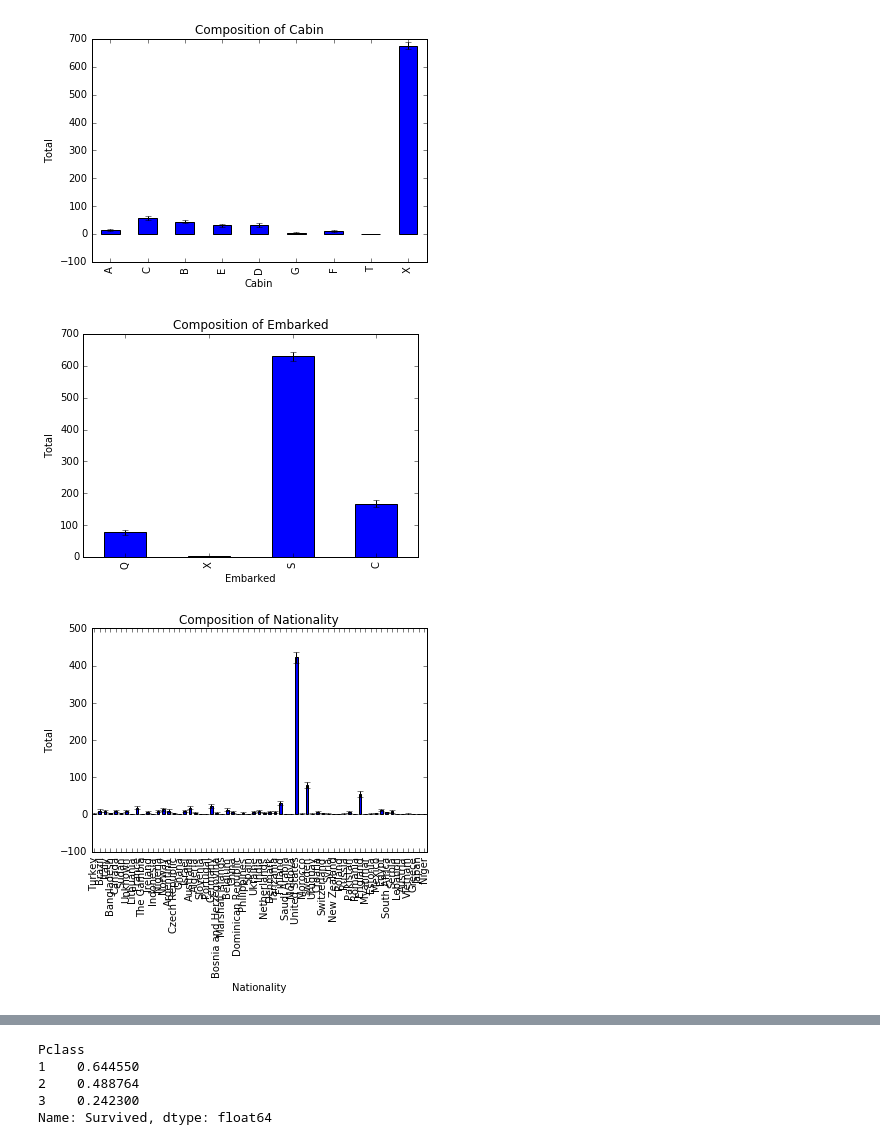
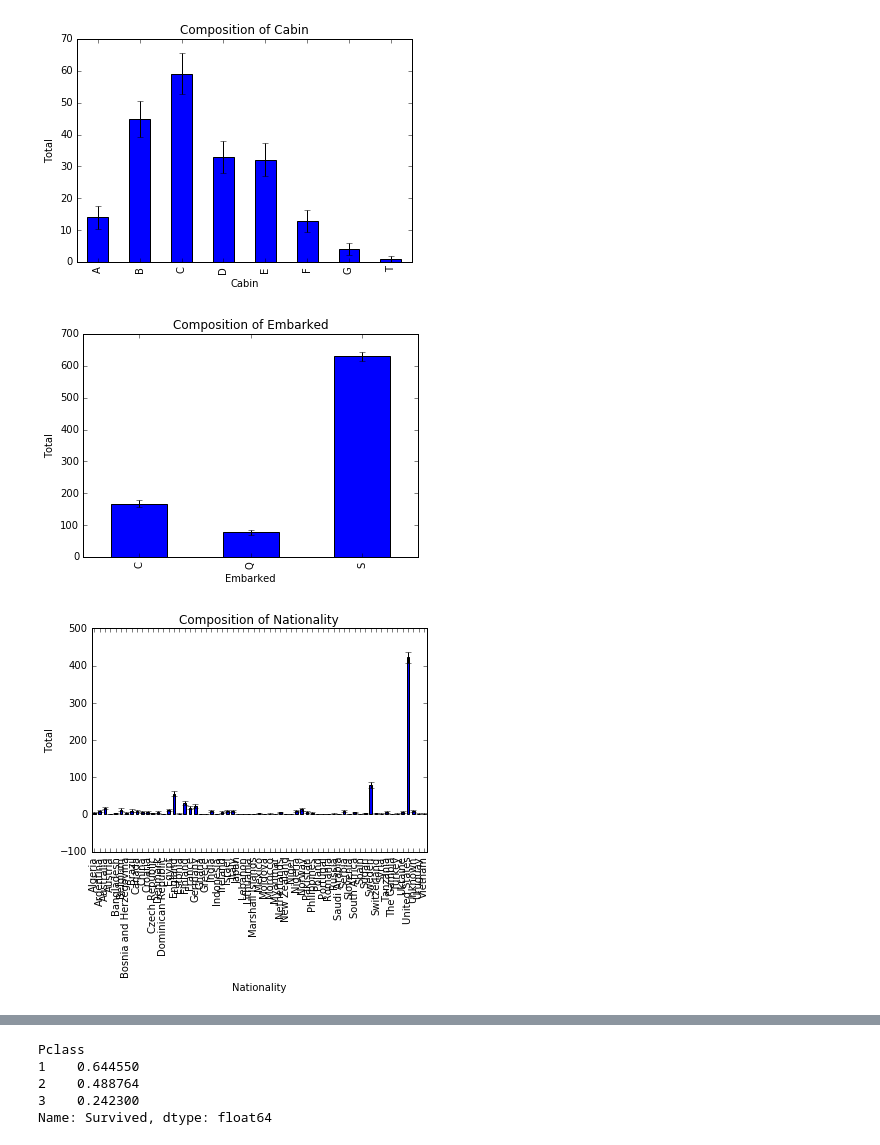
Before and after one commit to dangall/FullDataAnalysisPipeline, a Jupyter notebook: DataExploration.ipynb, the cells around one changed output, grey strips where cells are left out. Saved outputs shown, nothing was run; the diff lists cells and outputs as text; code cells hidden in the pictures.

```diff
--- a/DataExploration.ipynb
+++ b/DataExploration.ipynb
@@ -49,7 +49,7 @@ def drawBarPlotOfTotals(thedataframe, columnname, num_iterations = 1000):
     totalsanderrors = getCompositionAndErrorbar(thedataframe,columnname,num_iterations=num_iterations)
     indices = [ind for ind in totalsanderrors]
     mean_and_std_dataframe = pd.DataFrame({"Mean": [totalsanderrors[ind][0] for ind in indices],
-              "StandardDeviation": [totalsanderrors[ind][1] for ind in indices]}, index=indices)
+              "StandardDeviation": [totalsanderrors[ind][1] for ind in indices]}, index=indices).sort_index()
     mean_and_std_dataframe["Mean"].plot.bar(yerr=mean_and_std_dataframe["StandardDeviation"])
     plt.xlabel(columnname)
     plt.ylabel("Total")
@@ -75,12 +71,20 @@ datacategories = [ # we put "Survived" as "QA" because we interpret it as a surv
      'Fare': "QA", 'Cabin': "C", 'Embarked': "C", 'Nationality': "C"}
 ]
 
-# Some columns are useless to find the composition of, since they are nearly all different
+# It is useless to find the copmosition of certain columns, since they are nearly all different
 # and are hence more similar to a unique identifier
 uselesscolumns = [
     ["Name", "Ticket"]
 ]
 
+# In each column, some entries are unknown and have been filled by by e.g. "X". We would
+# like to remove these when looking at the compositions. You might need to look in the
+# CleaningNotebook to find out what the unknown entries are called
+unknowns = [
+    {"Survived": -1, "Pclass": -1,"Name": "Unknown name", "Sex": "Unspecified",
+     "Ticket": "XXXXXX", "Cabin": "X", "Embarked": "X",
+     "Age": thedata["Age"][abs(thedata["Age"] - thedata["Age"].mean()) < 0.2].unique()[0]}
+]
 
 #================================================================================================
 
@@ -91,6 +95,9 @@ uselesscolumns = [
 # %%
 for col in alldataframes[ii]:
     if (datacategories[ii][col]=="C" or datacategories[ii][col]=="O") and (col not in uselesscolumns[ii]):
-        drawBarPlotOfTotals(alldataframes[ii],col)
+        if col in unknowns[ii]:
+            drawBarPlotOfTotals(alldataframes[ii][alldataframes[ii][col]!= unknowns[ii][col]],col)
+        else:
+            drawBarPlotOfTotals(alldataframes[ii],col)
 # %% [output]
 [figure]
@@ -98,3 +105,3 @@ for col in alldataframes[ii]:
-[figure, old version]
+[figure, new version]
-[figure, old version]
+[figure, new version]
-[figure, old version]
+[figure, new version]
```
Also changed, not shown: parts of 7 cells of this notebook.
